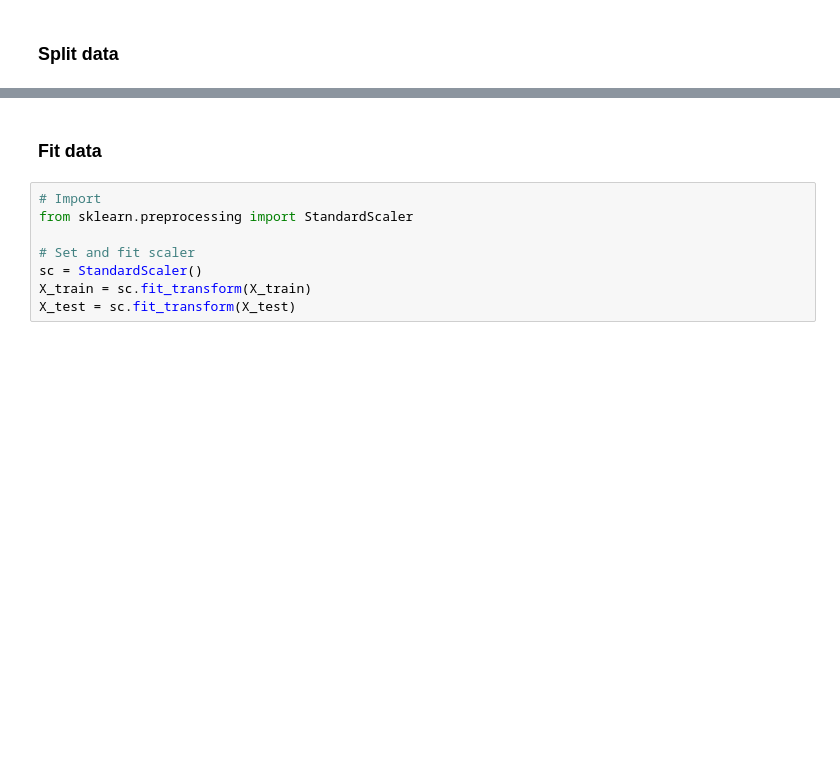
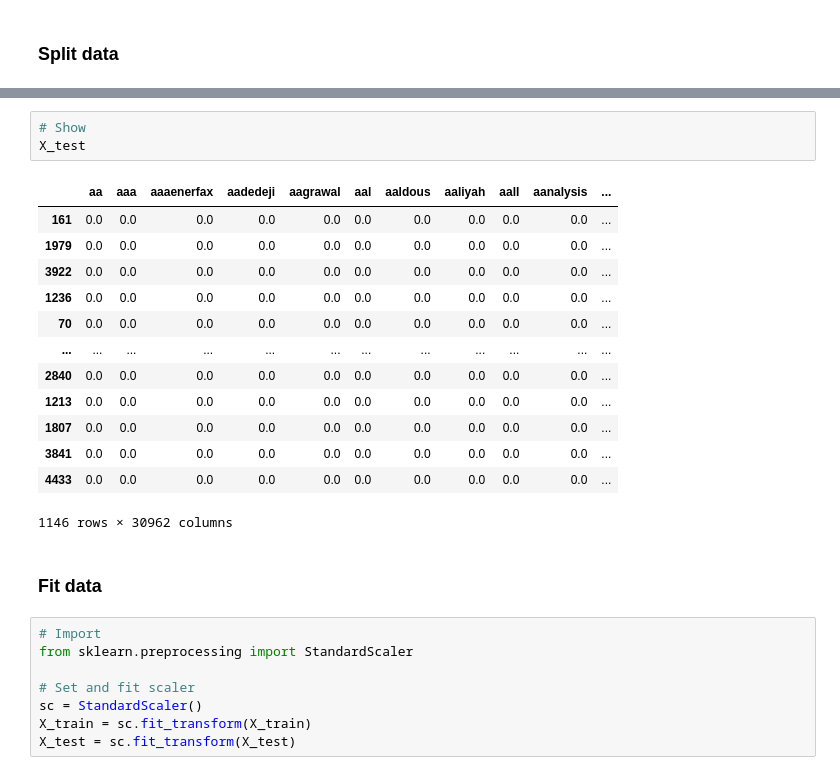
Before and after one commit to benjv22/ICT-INN-tp-22-SpamFilterPoC, a Jupyter notebook: NLP PoC.ipynb, the cells around one changed output, grey strips where cells are left out. Cells and saved outputs as stored; diff of their text form; blank space fills up the shorter version.

```diff
--- a/NLP PoC.ipynb
+++ b/NLP PoC.ipynb
@@ -122,3 +190,20 @@ X_train, X_test, y_train, y_test = train_test_split(X, y, test_size=0.2) # Set 8
+# %%
+# Show
+X_test
+# %% [output]
+|  | aa | aaa | aaaenerfax | aadedeji | aagrawal | aal | aaldous | aaliyah | aall | aanalysis | ... |
+| 161 | 0.0 | 0.0 | 0.0 | 0.0 | 0.0 | 0.0 | 0.0 | 0.0 | 0.0 | 0.0 | ... |
+| 1979 | 0.0 | 0.0 | 0.0 | 0.0 | 0.0 | 0.0 | 0.0 | 0.0 | 0.0 | 0.0 | ... |
+| 3922 | 0.0 | 0.0 | 0.0 | 0.0 | 0.0 | 0.0 | 0.0 | 0.0 | 0.0 | 0.0 | ... |
+| 1236 | 0.0 | 0.0 | 0.0 | 0.0 | 0.0 | 0.0 | 0.0 | 0.0 | 0.0 | 0.0 | ... |
+| 70 | 0.0 | 0.0 | 0.0 | 0.0 | 0.0 | 0.0 | 0.0 | 0.0 | 0.0 | 0.0 | ... |
+| ... | ... | ... | ... | ... | ... | ... | ... | ... | ... | ... | ... |
+| 2840 | 0.0 | 0.0 | 0.0 | 0.0 | 0.0 | 0.0 | 0.0 | 0.0 | 0.0 | 0.0 | ... |
+| 1213 | 0.0 | 0.0 | 0.0 | 0.0 | 0.0 | 0.0 | 0.0 | 0.0 | 0.0 | 0.0 | ... |
+| 1807 | 0.0 | 0.0 | 0.0 | 0.0 | 0.0 | 0.0 | 0.0 | 0.0 | 0.0 | 0.0 | ... |
+| 3841 | 0.0 | 0.0 | 0.0 | 0.0 | 0.0 | 0.0 | 0.0 | 0.0 | 0.0 | 0.0 | ... |
+| 4433 | 0.0 | 0.0 | 0.0 | 0.0 | 0.0 | 0.0 | 0.0 | 0.0 | 0.0 | 0.0 | ... |
+1146 rows × 30962 columns
 # %% [markdown]
 ### Fit data
 # %%
```
Also changed, not shown: parts of 10 cells of this notebook.
